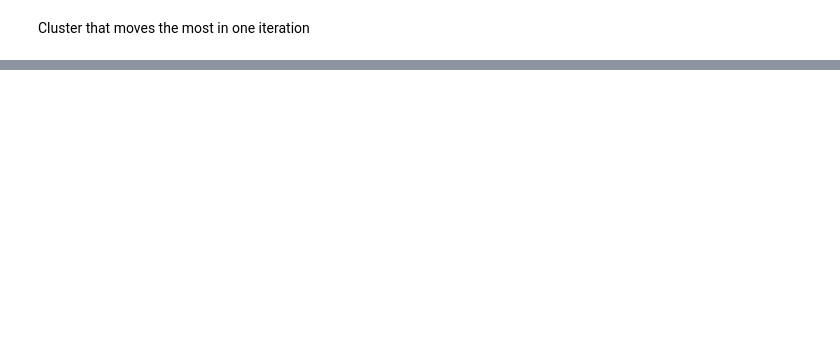
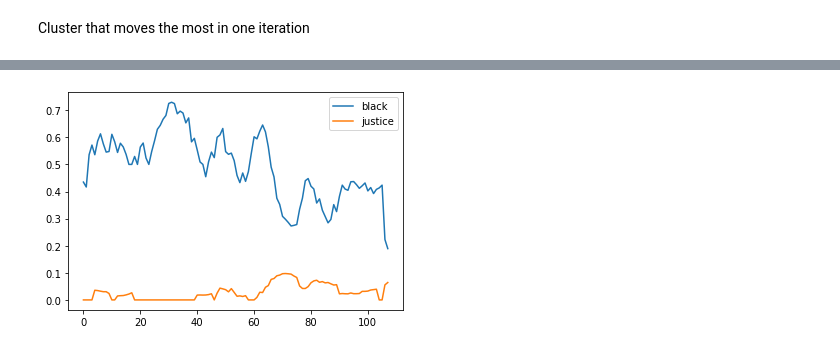
Before and after one commit to Isyohan/WeakSignalsBLM, a Jupyter notebook: BLM_Clustering.ipynb, the cells around one changed output, grey strips where cells are left out. Saved outputs shown, nothing was run; the diff lists cells and outputs as text; code cells hidden in the pictures; blank space fills up the shorter version.

```diff
--- a/BLM_Clustering.ipynb
+++ b/BLM_Clustering.ipynb
@@ -514,0 +527,21 @@ list_freq[ind_max]['matter']
+# %%
+black=[]
+word='justice'
+word_list=[]
+for i in range(len(list_freq)):
+    black.append(list_freq[i]['black'])
+
+    try:
+         word_list.append(list_freq[i][word])
+    except KeyError:
+         word_list.append(0)
+
+
+plt.plot(range(len(list_freq)),black,label='black')
+
+plt.plot(range(len(list_freq)),word_list,label=word)
+
+plt.legend(loc="upper right")
+plt.show()
+# %% [output]
+[figure, added]
```
Also changed, not shown: parts of 21 cells of this notebook, 2 other files.
